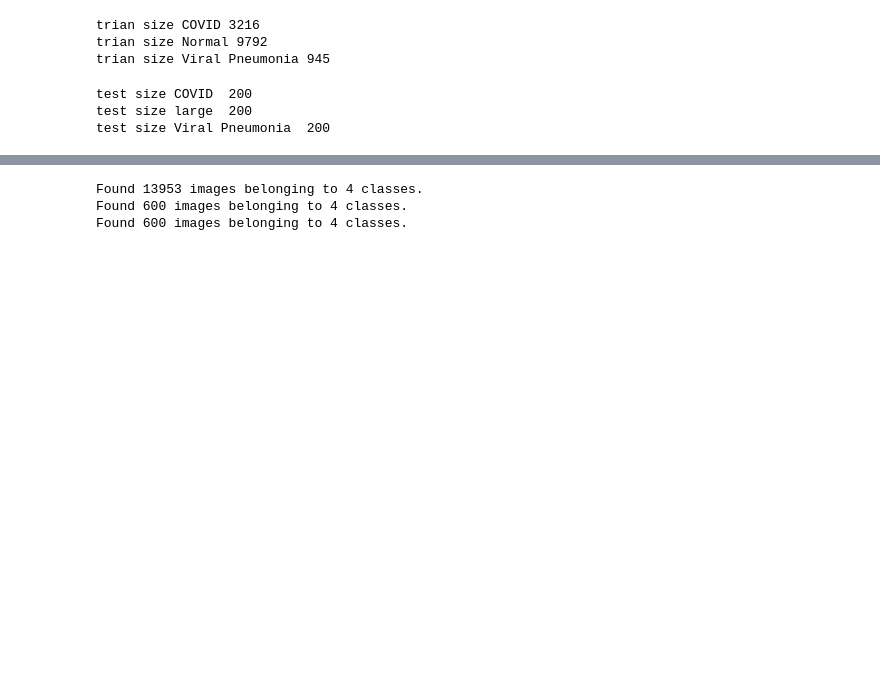
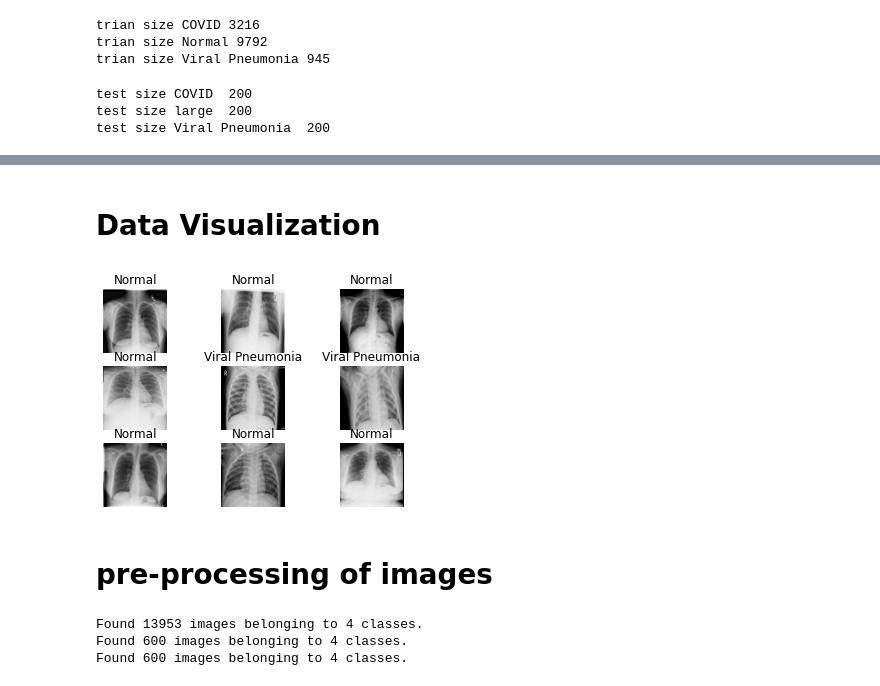
Before and after one commit to ellahn3/MiniProject, a Jupyter notebook: model_nn_final.ipynb, the cells around one changed output, grey strips where cells are left out. Cells and saved outputs as stored; diff of their text form; code cells hidden in the pictures; blank space fills up the shorter version.

```diff
--- a/model_nn_final.ipynb
+++ b/model_nn_final.ipynb
@@ -62,3 +127,18 @@ test size Viral Pneumonia  200
+# %% [markdown]
+# Data Visualization
+# %%
+
+for i in range(0,9):
+    ax = plt.subplot(3, 3, i + 1)
+    sample = random.choice(trainds['filename'])
+    image = tf.keras.preprocessing.image.load_img(sample)
+    plt.imshow(image)
+    plt.title(sample.split('-')[0].split('/')[-1])
+    plt.axis("off")
+# %% [output]
+[figure, added]
+# %% [markdown]
+# pre-processing of images
 # %%
 #ImageDataGenerator is a class that allows pre-processing of images,
 #in order to format images before using them by training and drawing a model.
```
Also changed, not shown: parts of 27 cells of this notebook.
